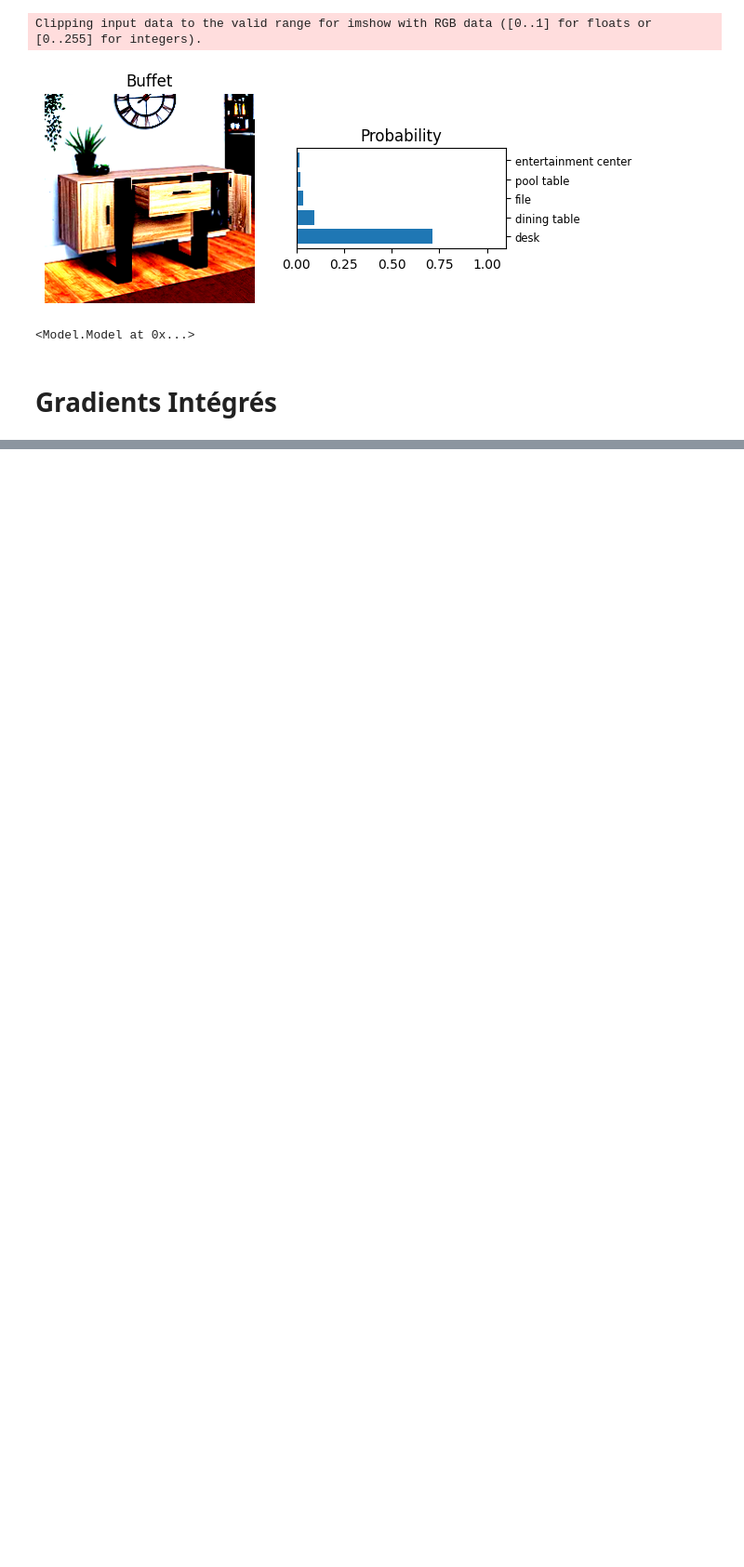
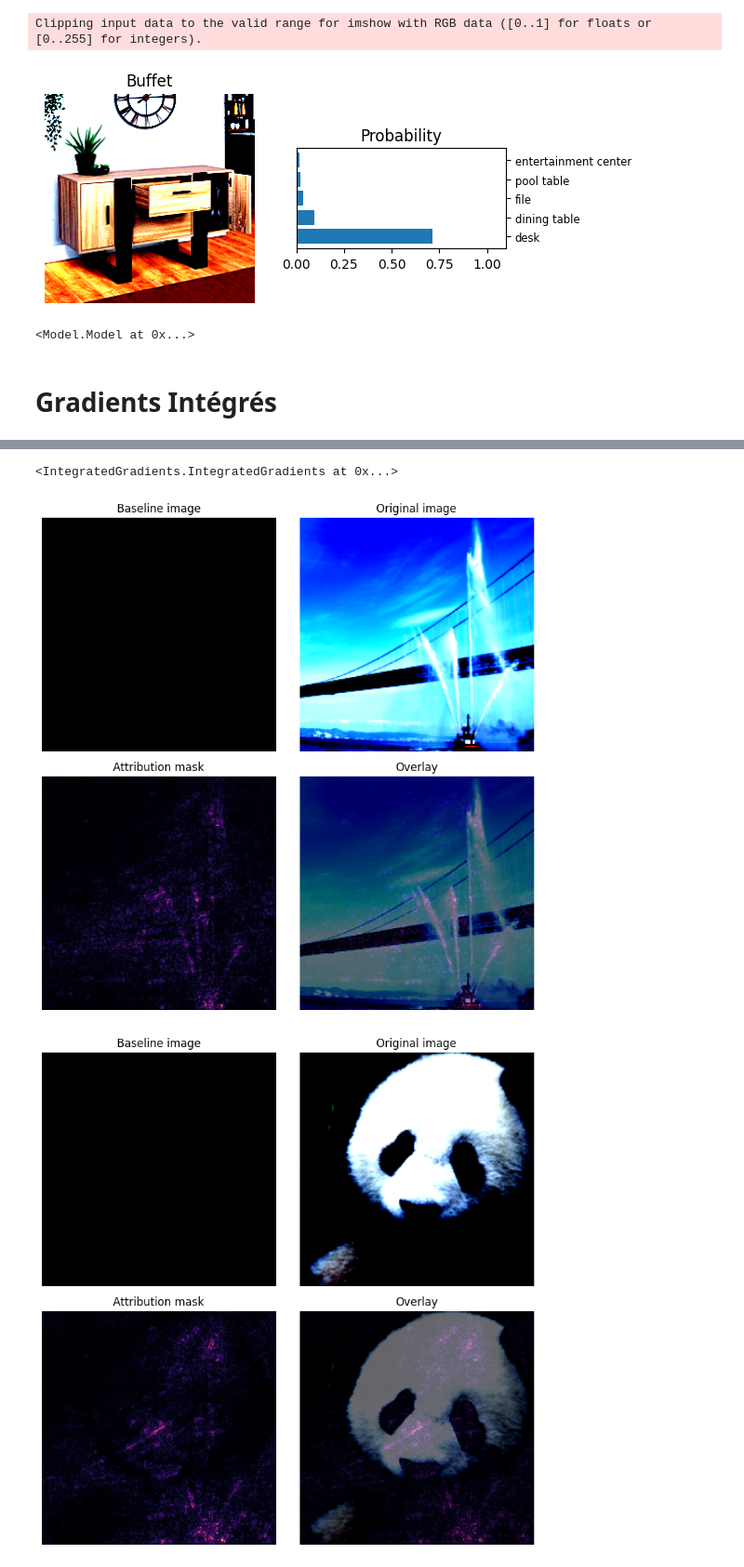
Before and after one commit to hjamet/Epita-S9-DNN, a Jupyter notebook: notebooks/pytorch.ipynb, the cells around one changed output, grey strips where cells are left out. Shown at 93% size. Drawn from its saved outputs; the diff is of its cells as text; code cells hidden in the pictures; blank space fills up the shorter version.

Commit message:
feat: :construction: Almost Working Pytorch gradients

```diff
--- a/notebooks/pytorch.ipynb
+++ b/notebooks/pytorch.ipynb
@@ -100,0 +104,3 @@ the trial number is: 9
+# %%
+integrator.plot_integrated_gradients(display=['Fireboat', 'Giant Panda', 'Pillows', 'Buffet'])
+# %% [output]
@@ -100,0 +115,3 @@ the trial number is: 9
+<IntegratedGradients.IntegratedGradients at 0x...>
+[figure, added]
+[figure, added]
```
Also changed, not shown: parts of 4 cells of this notebook, 1 other file.
